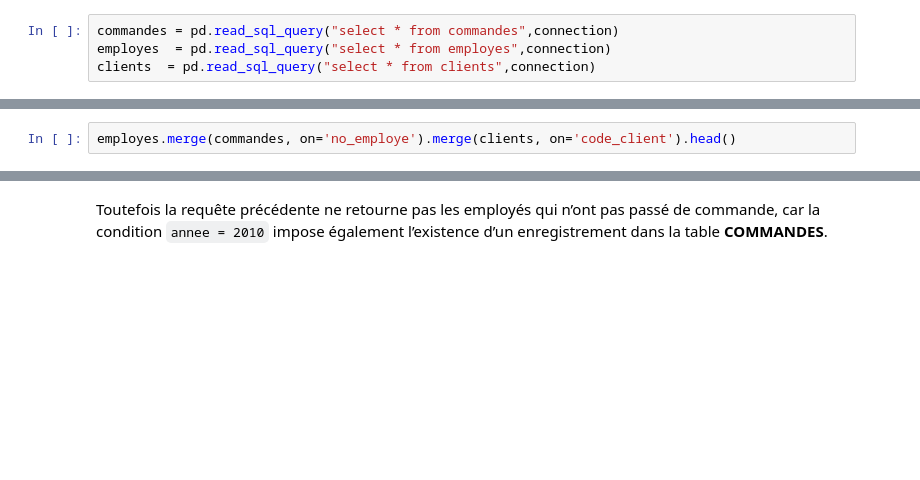
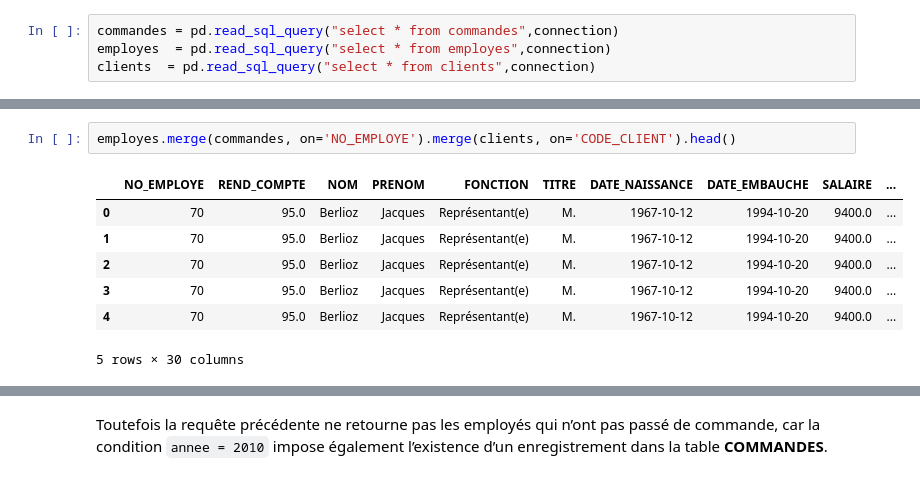
Before and after one commit to rbizoi/IntelligenceEnDonneesDeSante, a Jupyter notebook: Pandas/02-Les regroupents et jointures.ipynb, the cells around one changed output, grey strips where cells are left out. Drawn from its saved outputs; the diff is of its cells as text; blank space fills up the shorter version.

```diff
--- a/Pandas/02-Les regroupents et jointures.ipynb
+++ b/Pandas/02-Les regroupents et jointures.ipynb
@@ -158,5 +267,13 @@ employes.merge(commandes, on='no_employe').merge(clients, on='code_client').shap
 # %%
-employes.merge(commandes, on='no_employe').merge(clients, on='code_client').head()
+employes.merge(commandes, on='NO_EMPLOYE').merge(clients, on='CODE_CLIENT').head()
+# %% [output]
+|  | NO_EMPLOYE | REND_COMPTE | NOM | PRENOM | FONCTION | TITRE | DATE_NAISSANCE | DATE_EMBAUCHE | SALAIRE | ... |
+| 0 | 70 | 95.0 | Berlioz | Jacques | Représentant(e) | M. | 1967-10-12 | 1994-10-20 | 9400.0 | ... |
+| 1 | 70 | 95.0 | Berlioz | Jacques | Représentant(e) | M. | 1967-10-12 | 1994-10-20 | 9400.0 | ... |
+| 2 | 70 | 95.0 | Berlioz | Jacques | Représentant(e) | M. | 1967-10-12 | 1994-10-20 | 9400.0 | ... |
+| 3 | 70 | 95.0 | Berlioz | Jacques | Représentant(e) | M. | 1967-10-12 | 1994-10-20 | 9400.0 | ... |
+| 4 | 70 | 95.0 | Berlioz | Jacques | Représentant(e) | M. | 1967-10-12 | 1994-10-20 | 9400.0 | ... |
+5 rows × 30 columns
 # %% [markdown]
 # Les jointures externes
 
```
Also changed, not shown: parts of 28 cells of this notebook.
